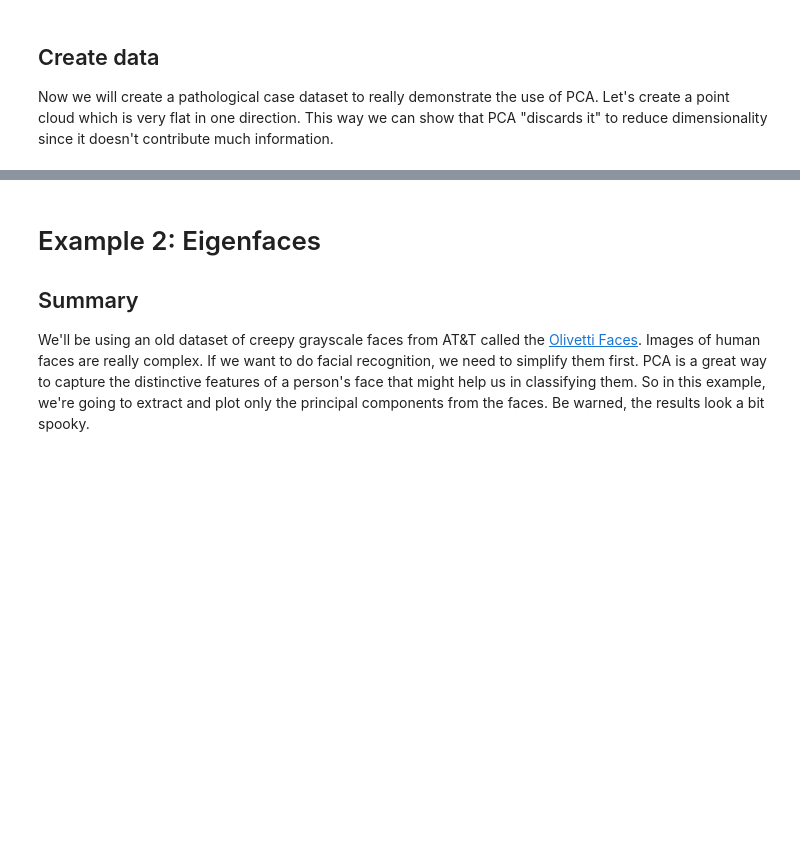
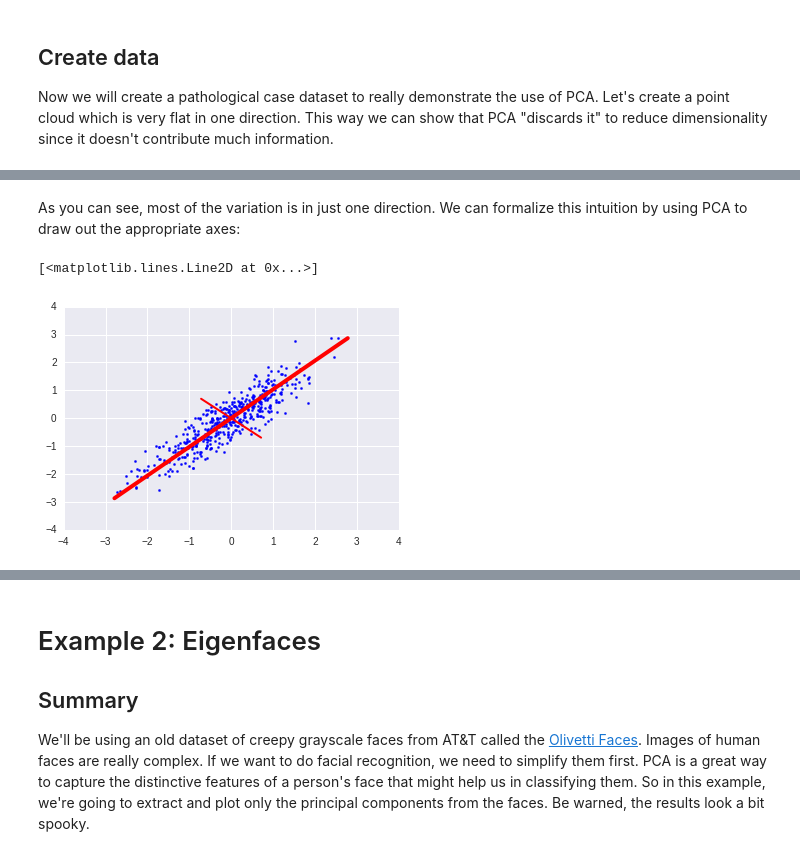
Before and after one commit to adicu/AccessibleML, a Jupyter notebook: 5. Dimensionality Reduction via Principal Components Analysis.ipynb, the cells around one changed output, grey strips where cells are left out. Drawn from its saved outputs; the diff is of its cells as text; code cells hidden in the pictures; blank space fills up the shorter version.

```diff
--- a/5. Dimensionality Reduction via Principal Components Analysis.ipynb
+++ b/5. Dimensionality Reduction via Principal Components Analysis.ipynb
@@ -133,0 +58,18 @@ plt.show()
+# %% [markdown]
+As you can see, most of the variation is in just one direction. We can formalize this intuition by using PCA to draw out the appropriate axes:
+# %%
+pca = PCA(n_components=2)
+pca.fit(data)
+
+axis1 = pca.components_[0]     # axis of most variation
+axis2 = pca.components_[1]     # axis of second-most variation
+
+plt.scatter(xs, ys, marker='.', color="blue")
+
+plt.plot(axis1[0] * np.arange(-4, 5), axis1[1] * np.arange(-4, 5), linewidth=4,
+         color="red")
+plt.plot(axis2[0] * np.arange(-1, 2), axis2[1] * np.arange(-1, 2), linewidth=2,
+         color="red")
+# %% [output]
+[<matplotlib.lines.Line2D at 0x...>]
+[figure, added]
```
Also changed, not shown: parts of 11 cells of this notebook, 1 other file.
